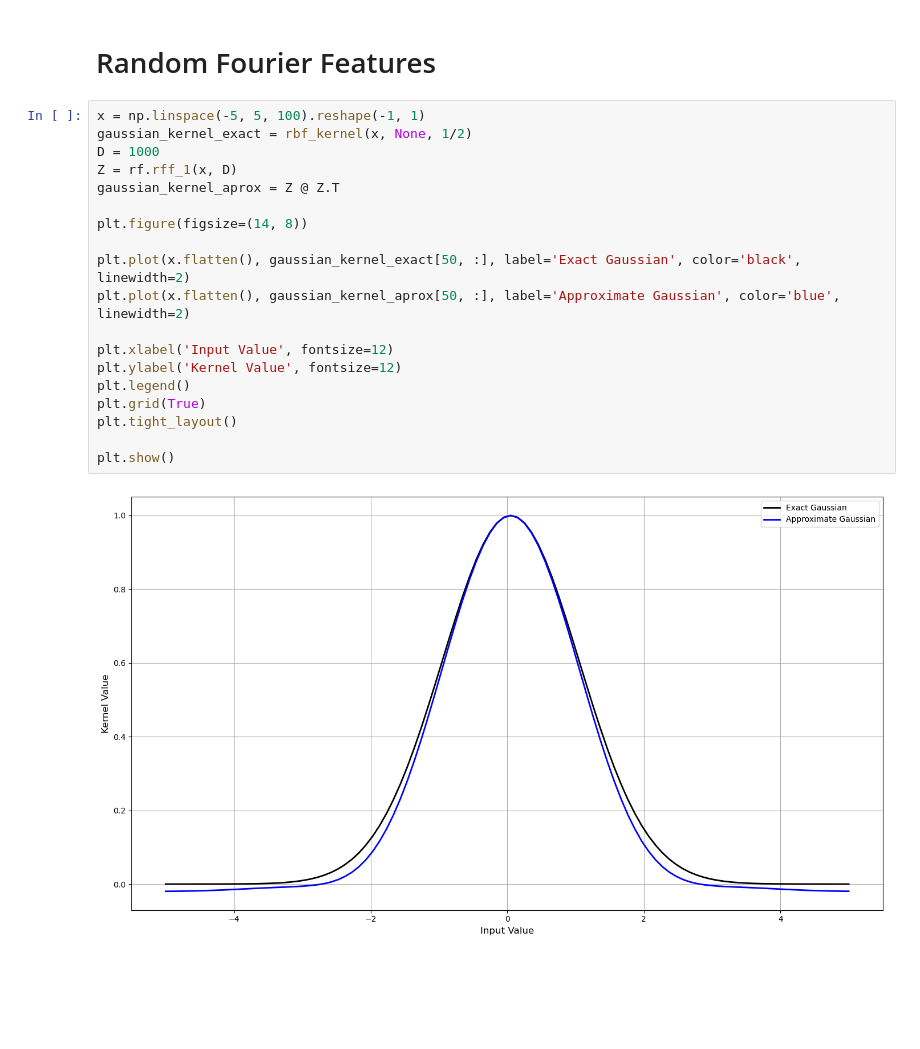
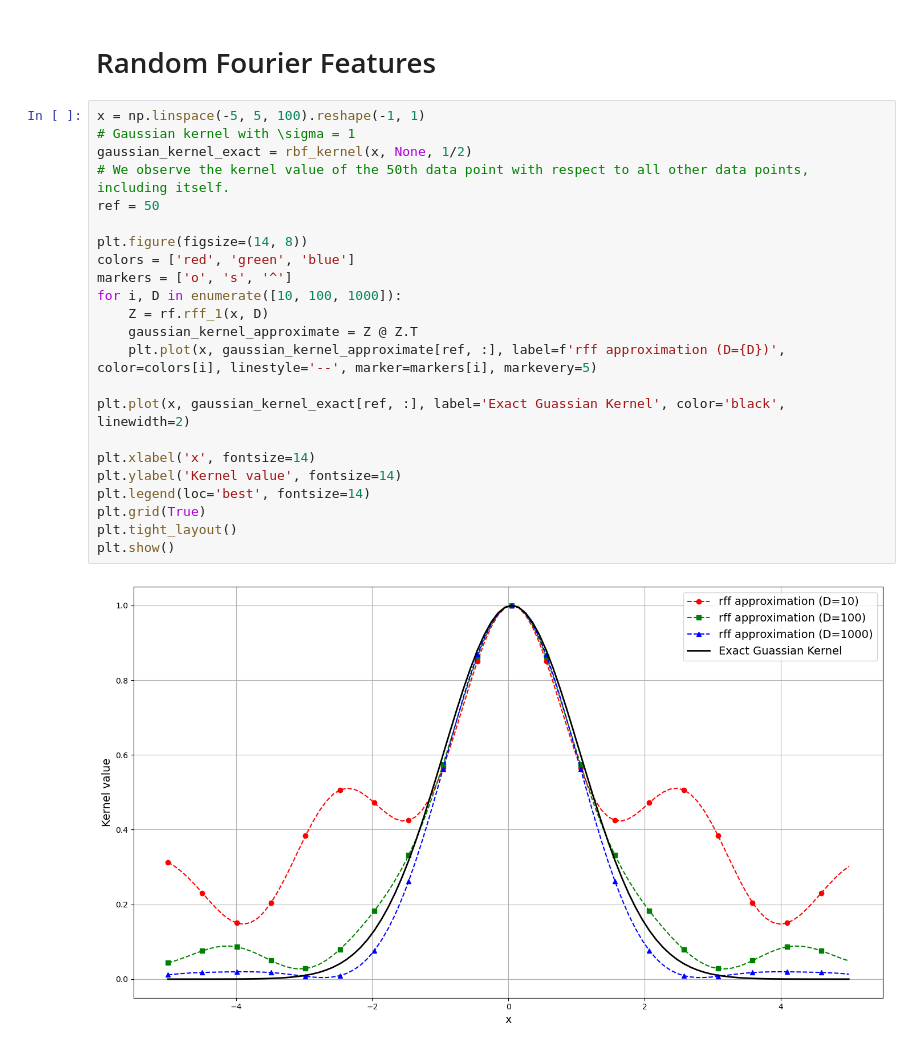
Before and after one commit to ZhenhuanSun/Random-Features, a Jupyter notebook: Figures.ipynb, the cells around one changed output. Cells and saved outputs as stored; diff of their text form; blank space fills up the shorter version.

Commit message:
Completed the plotting features.

```diff
--- a/Figures.ipynb
+++ b/Figures.ipynb
@@ -7,22 +7,26 @@ from matplotlib import pyplot as plt
 # Random Fourier Features
 # %%
 x = np.linspace(-5, 5, 100).reshape(-1, 1)
+# Gaussian kernel with \sigma = 1
 gaussian_kernel_exact = rbf_kernel(x, None, 1/2)
-D = 1000
-Z = rf.rff_1(x, D)
-gaussian_kernel_aprox = Z @ Z.T
+# We observe the kernel value of the 50th data point with respect to all other data points, including itself.
+ref = 50
 
 plt.figure(figsize=(14, 8))
+colors = ['red', 'green', 'blue']
+markers = ['o', 's', '^']
+for i, D in enumerate([10, 100, 1000]):
+    Z = rf.rff_1(x, D)
+    gaussian_kernel_approximate = Z @ Z.T
+    plt.plot(x, gaussian_kernel_approximate[ref, :], label=f'rff approximation (D={D})', color=colors[i], linestyle='--', marker=markers[i], markevery=5)
 
-plt.plot(x.flatten(), gaussian_kernel_exact[50, :], label='Exact Gaussian', color='black', linewidth=2)
-plt.plot(x.flatten(), gaussian_kernel_aprox[50, :], label='Approximate Gaussian', color='blue', linewidth=2)
+plt.plot(x, gaussian_kernel_exact[ref, :], label='Exact Guassian Kernel', color='black', linewidth=2)
 
-plt.xlabel('Input Value', fontsize=12)
-plt.ylabel('Kernel Value', fontsize=12)
-plt.legend()
+plt.xlabel('x', fontsize=14)
+plt.ylabel('Kernel value', fontsize=14)
+plt.legend(loc='best', fontsize=14)
 plt.grid(True)
 plt.tight_layout()
-
 plt.show()
 # %% [output]
-[figure, old version]
+[figure, new version]
```
Also changed, not shown: 1 other file.
